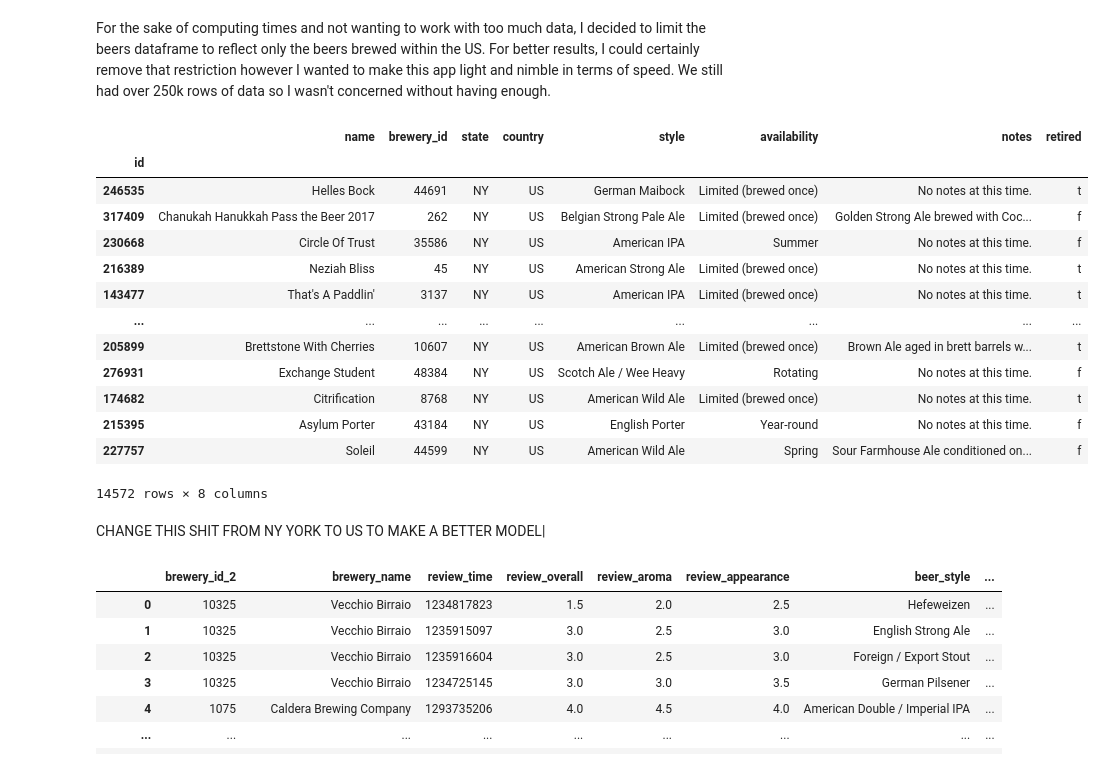
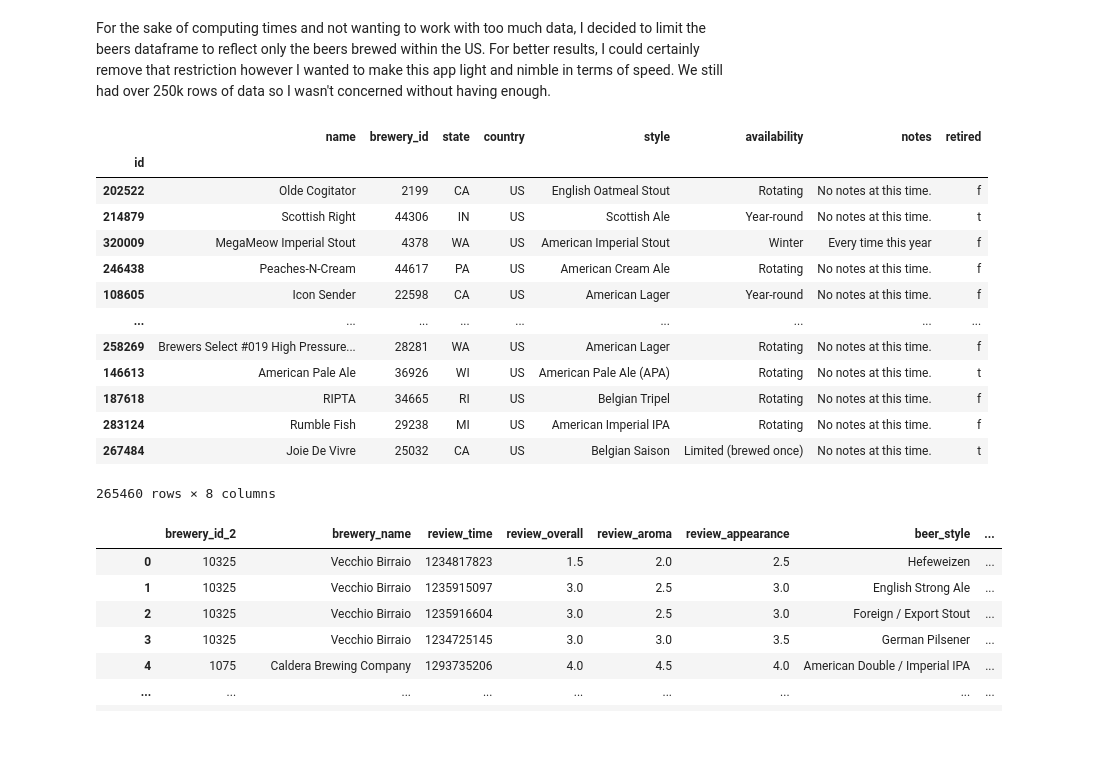
Before and after one commit to Alarsen16/Beer_Recommendation, a Jupyter notebook: Final_BeerRecommender.ipynb, the cells around one changed output. Cells and saved outputs as stored; diff of their text form; code cells hidden in the pictures; blank space fills up the shorter version.

```diff
--- a/Final_BeerRecommender.ipynb
+++ b/Final_BeerRecommender.ipynb
@@ -414,25 +414,23 @@ All of our 4 data sets seemed to be clean, and now it was time to create a bigge
 # %% [markdown]
 For the sake of computing times and not wanting to work with too much data, I decided to limit the beers dataframe to reflect only the beers brewed within the US. For better results, I could certainly remove that restriction however I wanted to make this app light and nimble in terms of speed. We still had over 250k rows of data so I wasn't concerned without having enough.
 # %%
-df_usa = df_beers[df_beers['state'] == 'NY']
+df_usa = df_beers[df_beers['country'] == 'US']
 df_usa.set_index(['id'])
 # %% [output]
 |  | name | brewery_id | state | country | style | availability | notes | retired |
 | id |  |  |  |  |  |  |  |  |
-| 246535 | Helles Bock | 44691 | NY | US | German Maibock | Limited (brewed once) | No notes at this time. | t |
-| 317409 | Chanukah Hanukkah Pass the Beer 2017 | 262 | NY | US | Belgian Strong Pale Ale | Limited (brewed once) | Golden Strong Ale brewed with Coc... | f |
-| 230668 | Circle Of Trust | 35586 | NY | US | American IPA | Summer | No notes at this time. | f |
-| 216389 | Neziah Bliss | 45 | NY | US | American Strong Ale | Limited (brewed once) | No notes at this time. | t |
-| 143477 | That's A Paddlin' | 3137 | NY | US | American IPA | Limited (brewed once) | No notes at this time. | t |
+| 202522 | Olde Cogitator | 2199 | CA | US | English Oatmeal Stout | Rotating | No notes at this time. | f |
+| 214879 | Scottish Right | 44306 | IN | US | Scottish Ale | Year-round | No notes at this time. | t |
+| 320009 | MegaMeow Imperial Stout | 4378 | WA | US | American Imperial Stout | Winter | Every time this year | f |
+| 246438 | Peaches-N-Cream | 44617 | PA | US | American Cream Ale | Rotating | No notes at this time. | f |
+| 108605 | Icon Sender | 22598 | CA | US | American Lager | Year-round | No notes at this time. | f |
 | ... | ... | ... | ... | ... | ... | ... | ... | ... |
-| 205899 | Brettstone With Cherries | 10607 | NY | US | American Brown Ale | Limited (brewed once) | Brown Ale aged in brett barrels w... | t |
-| 276931 | Exchange Student | 48384 | NY | US | Scotch Ale / Wee Heavy | Rotating | No notes at this time. | f |
-| 174682 | Citrification | 8768 | NY | US | American Wild Ale | Limited (brewed once) | No notes at this time. | t |
-| 215395 | Asylum Porter | 43184 | NY | US | English Porter | Year-round | No notes at this time. | f |
-| 227757 | Soleil | 44599 | NY | US | American Wild Ale | Spring | Sour Farmhouse Ale conditioned on... | f |
+| 258269 | Brewers Select #019 High Pressure... | 28281 | WA | US | American Lager | Rotating | No notes at this time. | f |
+| 146613 | American Pale Ale | 36926 | WI | US | American Pale Ale (APA) | Rotating | No notes at this time. | t |
+| 187618 | RIPTA | 34665 | RI | US | Belgian Tripel | Rotating | No notes at this time. | f |
+| 283124 | Rumble Fish | 29238 | MI | US | American Imperial IPA | Rotating | No notes at this time. | f |
+| 267484 | Joie De Vivre | 25032 | CA | US | Belgian Saison | Limited (brewed once) | No notes at this time. | t |
-14572 rows × 8 columns
+265460 rows × 8 columns
-# %% [markdown]
-CHANGE THIS SHIT FROM NY YORK TO US TO MAKE A BETTER MODEL|
 # %%
 df_beers.set_index(['id'], inplace=True)
 new_df = df_ba.join(df_usa, lsuffix="_2")
```
Also changed, not shown: parts of 26 cells of this notebook, 1 other file.
